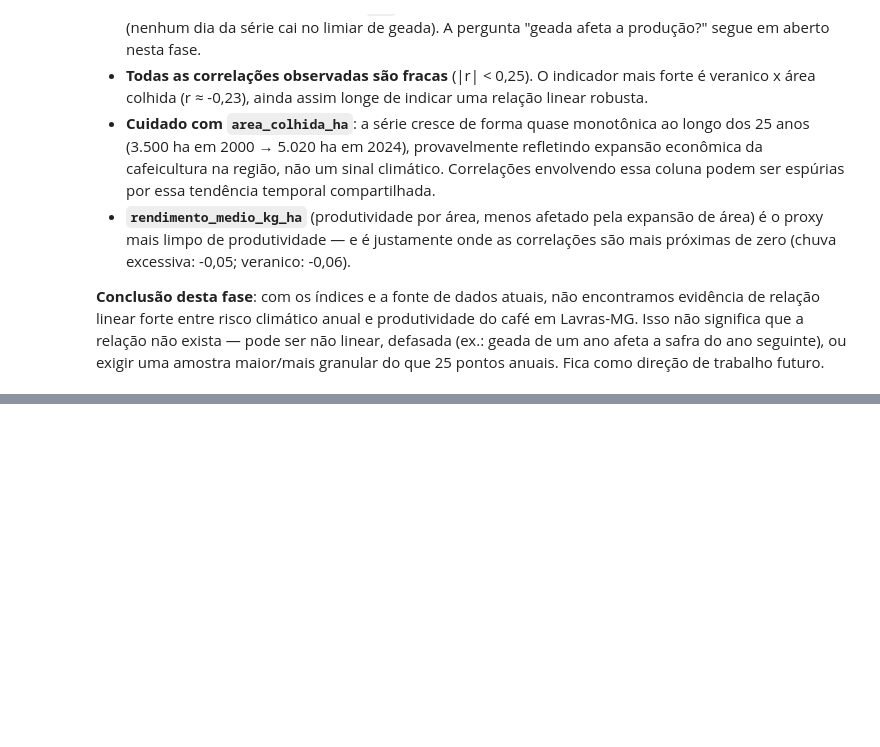
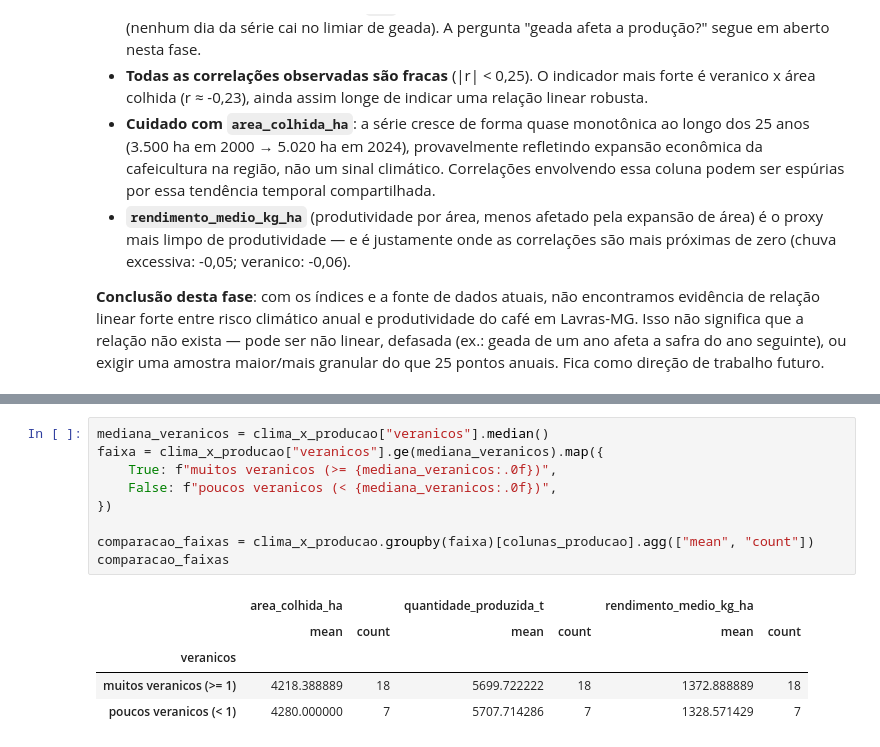
Before and after one commit to cauafdev/agroclima-cafe, a Jupyter notebook: notebooks/03_eda.ipynb, the cells around one changed output, grey strips where cells are left out. Drawn from its saved outputs; the diff is of its cells as text; blank space fills up the shorter version.

```diff
--- a/notebooks/03_eda.ipynb
+++ b/notebooks/03_eda.ipynb
@@ -247,0 +279,15 @@ safra do ano seguinte), ou exigir uma amostra maior/mais granular do que
+# %%
+mediana_veranicos = clima_x_producao["veranicos"].median()
+faixa = clima_x_producao["veranicos"].ge(mediana_veranicos).map({
+    True: f"muitos veranicos (>= {mediana_veranicos:.0f})",
+    False: f"poucos veranicos (< {mediana_veranicos:.0f})",
+})
+
+comparacao_faixas = clima_x_producao.groupby(faixa)[colunas_producao].agg(["mean", "count"])
+comparacao_faixas
+# %% [output]
+|  | area_colhida_ha |  | quantidade_produzida_t |  | rendimento_medio_kg_ha |  |
+|  | mean | count | mean | count | mean | count |
+| veranicos |  |  |  |  |  |  |
+| muitos veranicos (>= 1) | 4218.388889 | 18 | 5699.722222 | 18 | 1372.888889 | 18 |
+| poucos veranicos (< 1) | 4280.000000 | 7 | 5707.714286 | 7 | 1328.571429 | 7 |
```
Also changed, not shown: parts of 4 cells of this notebook, 2 other files.
